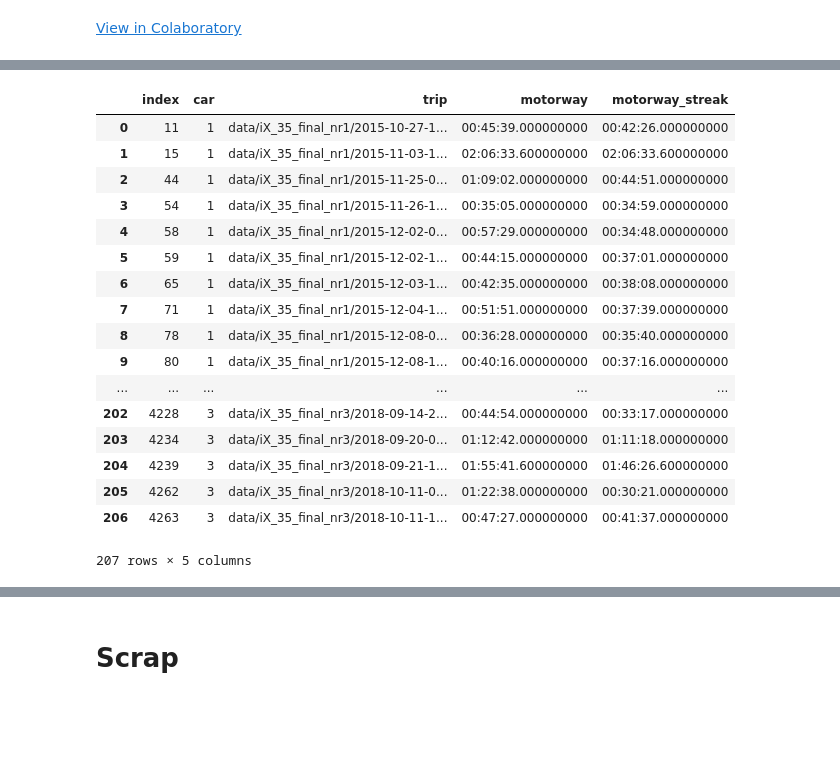
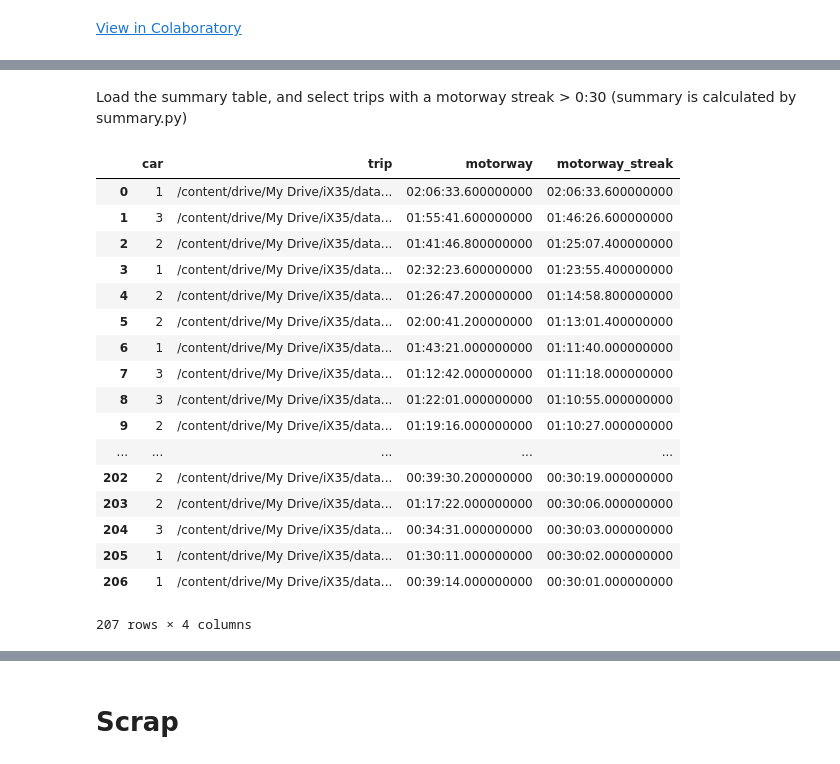
Before and after one commit to HAN-AR/VIANOVA-congestion-ix35, a Jupyter notebook: iX35/ix35_analysis.ipynb, the cells around one changed output, grey strips where cells are left out. Cells and saved outputs as stored; diff of their text form; code cells hidden in the pictures; blank space fills up the shorter version.

```diff
--- a/iX35/ix35_analysis.ipynb
+++ b/iX35/ix35_analysis.ipynb
@@ -3,6 +5,10 @@
 # %%
 from google.colab import drive
 drive.mount('/content/drive')
+root = '/content/drive/My Drive/iX35/'
+
+!pip install feather-format
+!pip install gmaps
 
 import pandas as pd
 import numpy as np
@@ -13,6 +19,12 @@ import datetime
 import glob
 import sys
 import time
+import gmaps
+with open(root + 'gmaps.key') as f:
+  gmaps.configure(api_key = f.read().strip())
+
+import feather
+pd.read_feather = feather.read_dataframe
 
 %matplotlib inline
 # %% [output]
@@ -24,22 +48,28 @@ Mounted at /content/drive
+# %% [markdown]
+Load the summary table, and select trips with a motorway streak > 0:30 (summary is calculated by summary.py)
 # %%
-summary = pd.read_csv('/content/drive/My Drive/iX35/data/summary.csv')
-summary[summary.motorway_streak > '00:30'][['car', 'trip', 'motorway', 'motorway_streak']].reset_index()
+summary = pd.read_csv(root + 'data/summary.csv')
+trips = summary[summary.motorway_streak > '00:30'].reset_index()[['car', 'trip', 'motorway', 'motorway_streak']]
+trips.trip = root + trips['trip'].astype(str) + '.feather'
+trips = trips.sort_values(by=['motorway_streak'], ascending=False)
+trips = trips.reset_index(drop=True)
+trips
 # %% [output]
-|  | index | car | trip | motorway | motorway_streak |
-| 0 | 11 | 1 | data/iX_35_final_nr1/2015-10-27-1... | 00:45:39.000000000 | 00:42:26.000000000 |
-| 1 | 15 | 1 | data/iX_35_final_nr1/2015-11-03-1... | 02:06:33.600000000 | 02:06:33.600000000 |
-| 2 | 44 | 1 | data/iX_35_final_nr1/2015-11-25-0... | 01:09:02.000000000 | 00:44:51.000000000 |
-| 3 | 54 | 1 | data/iX_35_final_nr1/2015-11-26-1... | 00:35:05.000000000 | 00:34:59.000000000 |
-| 4 | 58 | 1 | data/iX_35_final_nr1/2015-12-02-0... | 00:57:29.000000000 | 00:34:48.000000000 |
-| 5 | 59 | 1 | data/iX_35_final_nr1/2015-12-02-1... | 00:44:15.000000000 | 00:37:01.000000000 |
-| 6 | 65 | 1 | data/iX_35_final_nr1/2015-12-03-1... | 00:42:35.000000000 | 00:38:08.000000000 |
-| 7 | 71 | 1 | data/iX_35_final_nr1/2015-12-04-1... | 00:51:51.000000000 | 00:37:39.000000000 |
-| 8 | 78 | 1 | data/iX_35_final_nr1/2015-12-08-0... | 00:36:28.000000000 | 00:35:40.000000000 |
-| 9 | 80 | 1 | data/iX_35_final_nr1/2015-12-08-1... | 00:40:16.000000000 | 00:37:16.000000000 |
-| ... | ... | ... | ... | ... | ... |
-| 202 | 4228 | 3 | data/iX_35_final_nr3/2018-09-14-2... | 00:44:54.000000000 | 00:33:17.000000000 |
-| 203 | 4234 | 3 | data/iX_35_final_nr3/2018-09-20-0... | 01:12:42.000000000 | 01:11:18.000000000 |
-| 204 | 4239 | 3 | data/iX_35_final_nr3/2018-09-21-1... | 01:55:41.600000000 | 01:46:26.600000000 |
-| 205 | 4262 | 3 | data/iX_35_final_nr3/2018-10-11-0... | 01:22:38.000000000 | 00:30:21.000000000 |
-| 206 | 4263 | 3 | data/iX_35_final_nr3/2018-10-11-1... | 00:47:27.000000000 | 00:41:37.000000000 |
+|  | car | trip | motorway | motorway_streak |
+| 0 | 1 | /content/drive/My Drive/iX35/data... | 02:06:33.600000000 | 02:06:33.600000000 |
+| 1 | 3 | /content/drive/My Drive/iX35/data... | 01:55:41.600000000 | 01:46:26.600000000 |
+| 2 | 2 | /content/drive/My Drive/iX35/data... | 01:41:46.800000000 | 01:25:07.400000000 |
+| 3 | 1 | /content/drive/My Drive/iX35/data... | 02:32:23.600000000 | 01:23:55.400000000 |
+| 4 | 2 | /content/drive/My Drive/iX35/data... | 01:26:47.200000000 | 01:14:58.800000000 |
+| 5 | 2 | /content/drive/My Drive/iX35/data... | 02:00:41.200000000 | 01:13:01.400000000 |
+| 6 | 1 | /content/drive/My Drive/iX35/data... | 01:43:21.000000000 | 01:11:40.000000000 |
+| 7 | 3 | /content/drive/My Drive/iX35/data... | 01:12:42.000000000 | 01:11:18.000000000 |
+| 8 | 3 | /content/drive/My Drive/iX35/data... | 01:22:01.000000000 | 01:10:55.000000000 |
+| 9 | 2 | /content/drive/My Drive/iX35/data... | 01:19:16.000000000 | 01:10:27.000000000 |
+| ... | ... | ... | ... | ... |
+| 202 | 2 | /content/drive/My Drive/iX35/data... | 00:39:30.200000000 | 00:30:19.000000000 |
+| 203 | 2 | /content/drive/My Drive/iX35/data... | 01:17:22.000000000 | 00:30:06.000000000 |
+| 204 | 3 | /content/drive/My Drive/iX35/data... | 00:34:31.000000000 | 00:30:03.000000000 |
+| 205 | 1 | /content/drive/My Drive/iX35/data... | 01:30:11.000000000 | 00:30:02.000000000 |
+| 206 | 1 | /content/drive/My Drive/iX35/data... | 00:39:14.000000000 | 00:30:01.000000000 |
-207 rows × 5 columns
+207 rows × 4 columns
```
Also changed, not shown: parts of 29 cells of this notebook.
